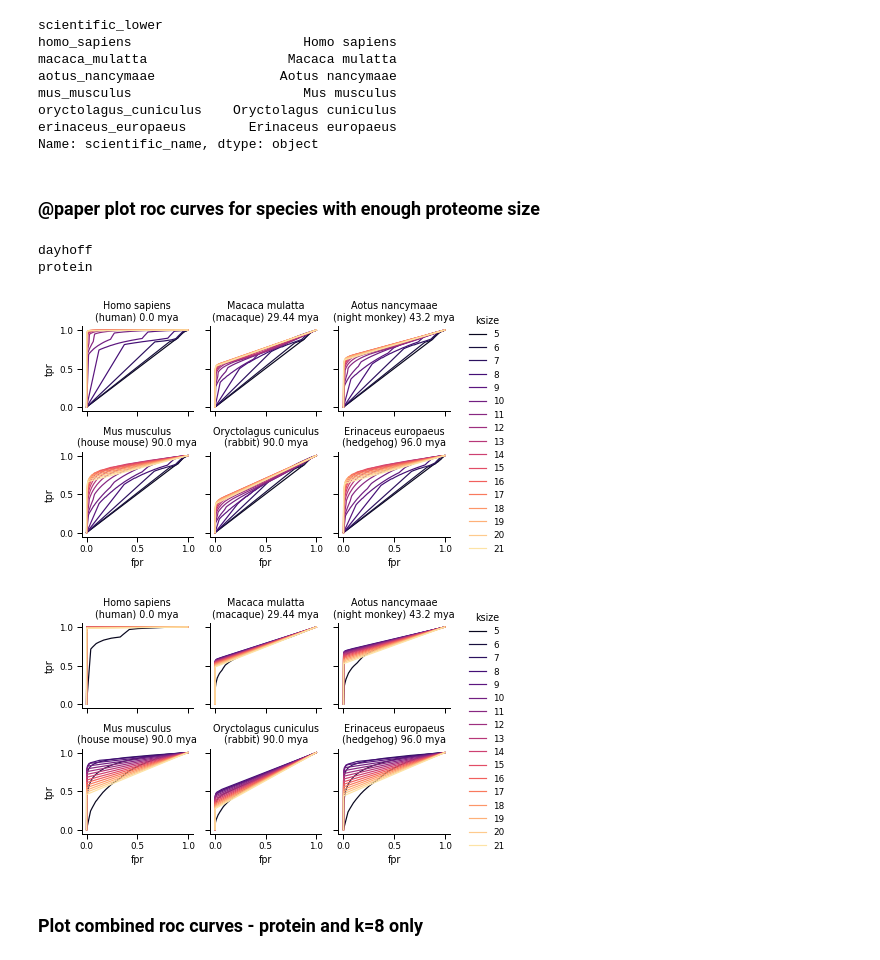
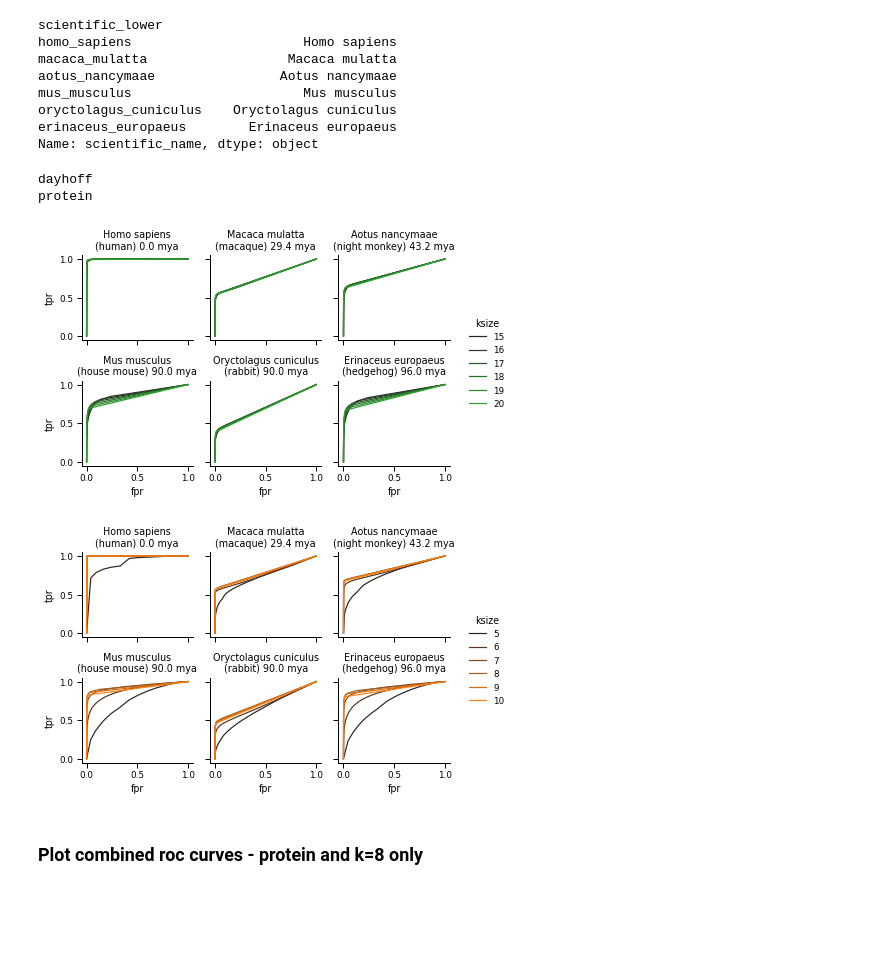
Before and after one commit to czbiohub-sf/scrnaseq-for-the-99-percent, a Jupyter notebook: notebooks/107_plot_metrics.ipynb, the cells around one changed output. Saved outputs shown, nothing was run; the diff lists cells and outputs as text; code cells hidden in the pictures; blank space fills up the shorter version.

```diff
--- a/notebooks/107_plot_metrics.ipynb
+++ b/notebooks/107_plot_metrics.ipynb
@@ -698,0 +797,3 @@ g.savefig(pdf)
+# %%
+combined_roc_auc_score_dayhoff17_protein8 = combined_roc_auc_score.query('(alphabet == "dayhoff" and ksize == 17) or (alphabet == "protein" and ksize == 8)')
+describe(combined_roc_auc_score_dayhoff17_protein8)
@@ -698,0 +939,7 @@ g.savefig(pdf)
+# %%
+kmer_complexity_roc_scores = kmer_complexity.merge(
+    combined_roc_auc_score_dayhoff17_protein8[["species", "alphabet", "score_value"]],
+    left_on=["common_name", "moltype"],
+    right_on=["species", "alphabet"],
+)
+kmer_complexity_roc_scores.head()
@@ -698,0 +965,26 @@ g.savefig(pdf)
+# %%
+protein_kmer_roc_corr = kmer_complexity_roc_scores_corr.loc[('protein', 'score_value'), 'n_unique_kmers_log10']
+dayhoff_kmer_roc_corr = kmer_complexity_roc_scores_corr.loc[('dayhoff', 'score_value'), 'n_unique_kmers_log10']
+kmer_roc_corrs = {'protein': protein_kmer_roc_corr, 'dayhoff': dayhoff_kmer_roc_corr}
+
+g = sns.lmplot(
+    data=kmer_complexity_roc_scores,
+    x="n_unique_kmers_log10",
+    y="score_value",
+    hue="alphabet",
+    palette=dict(protein=protein_color, dayhoff=dayhoff_color),
+    hue_order=["protein", "dayhoff"],
+    size=2.25,
+    legend=False,
+)
+g.set(title=('Number of unique $k$-mers vs ROC AUC'), xlabel='$\log_{10}$ Number of unique $k$-mers', ylabel='ROC AUC')
+for ax in g.axes.flat:
+    h, l = ax.get_legend_handles_labels()
+    labels = [f'{x}, $R={kmer_roc_corrs[x]:.3f}$' for x in l]
+    ax.legend(h, labels)
+g.set(ylim=(0, 1))
+pdf = os.path.join(
+    FIGURE_FOLDER,
+    f"orpheum_translate__lmplot__mya_vs_n_unique_kmers.pdf",
+)
+g.savefig(pdf)
@@ -779,5 +1094,5 @@ sorted(combined_roc_curve['proteome'].unique())
 # %%
-busco_mammalia_species_min_proteome_size = busco_mammalia_species.query('proteome_size >= 4000')
+busco_mammalia_species_min_proteome_size = busco_mammalia_species.query('proteome_size >= 2000')
 busco_mammalia_species_min_proteome_size
 # %% [output]
 |  | common_name | scientific_name | mya | proteome_size |
@@ -819,44 +1134,45 @@ mus_musculus                      Mus musculus
 oryctolagus_cuniculus    Oryctolagus cuniculus
 erinaceus_europaeus        Erinaceus europaeus
 Name: scientific_name, dtype: object
-# %% [markdown]
-### @paper plot roc curves for species with enough proteome size
 # %%
 for alphabet, df in combined_roc_curve_min_proteome_sizes.groupby("alphabet"):
     print(alphabet)
+    hue_order = alphabet_ksizes[alphabet]
+    palette = alphabet_palettes[alphabet]
     g = sns.FacetGrid(
         data=df,  # col='alphabet',
         hue="ksize",
-        palette="magma",
+        palette=palette,
         col="scientific_name",
         col_order=species_order,
         col_wrap=3,
         height=2,
+        hue_order=hue_order,
     )
     g.map(plt.plot, "fpr", "tpr")
     g.add_legend()
     g.set(xticks=[0, 0.5, 1], yticks=[0, 0.5, 1])
     g.set_titles("{col_name}")
 
     for ax in g.axes.flat:
         scientific_name = ax.get_title()
         this_species_metadata =  busco_mammalia_species_min_proteome_size.query('scientific_name == @scientific_name')
         common_name = this_species_metadata.common_name.iloc[0]
         mya = this_species_metadata.mya.iloc[0]
         new_title = f'{scientific_name}\n({common_name}) {mya} mya'
         ax.set_title(new_title)
 
     # Save the figure
     pdf = os.path.join(
         FIGURE_FOLDER, f"orpheum_translate__roc_curves_all_proteomes__{alphabet}.pdf"
     )
     g.tight_layout()
     g.savefig(pdf)
 # %% [output]
 dayhoff
 protein
-[figure, old version]
+[figure, new version]
-[figure, old version]
+[figure, new version]
 # %% [markdown]
 ### Plot combined roc curves - protein and k=8 only
 # %%
```
Also changed, not shown: parts of 70 cells of this notebook, 32 other files.
